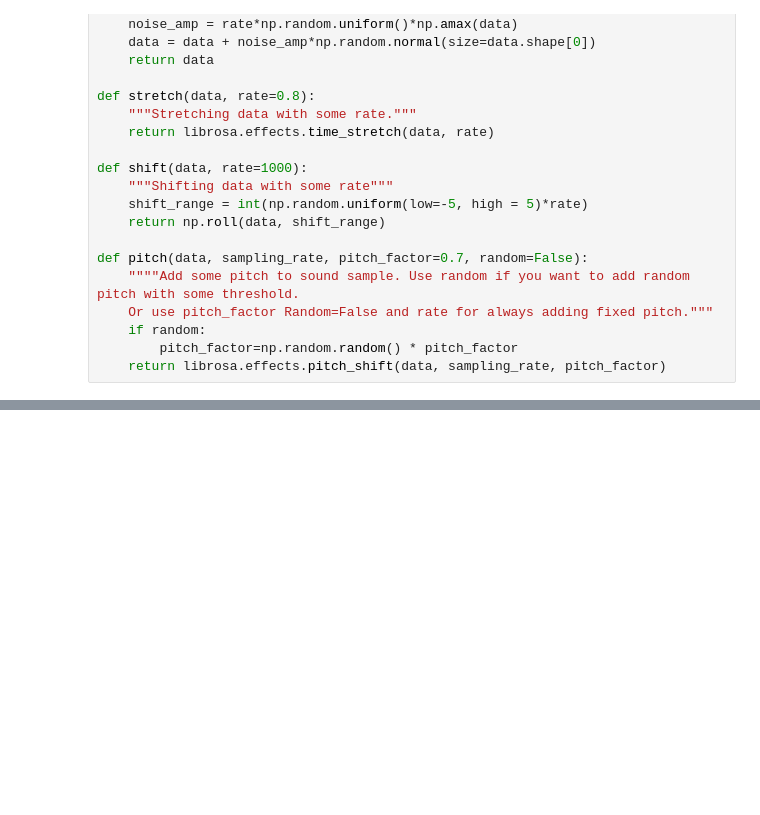
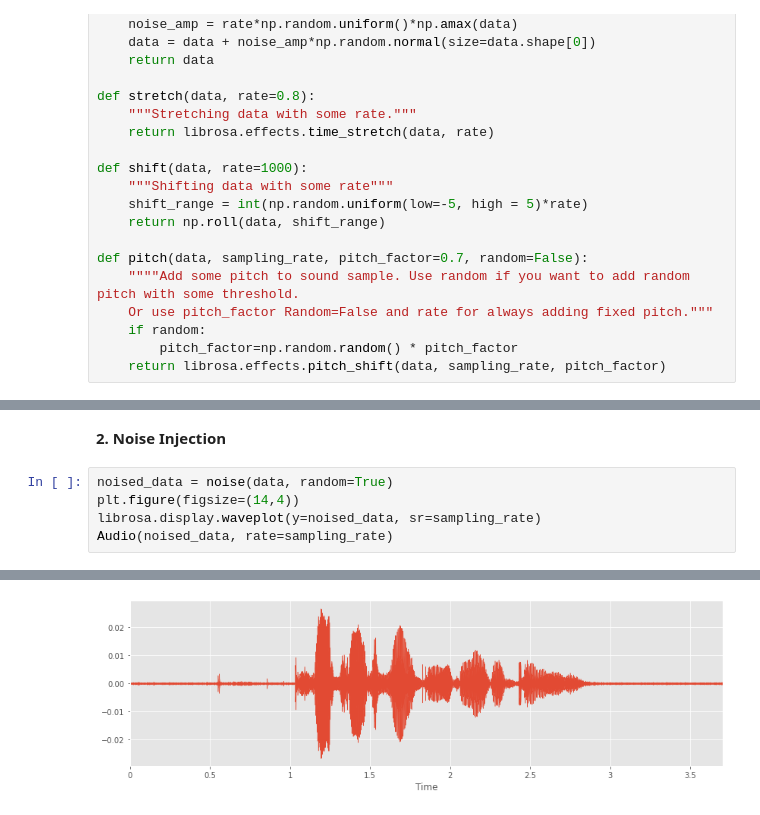
Before and after one commit to rohitrv8922/Speech-Emotion-Recognition, a Jupyter notebook: Speech_Emotion_Recognition.ipynb, the cells around one changed output, grey strips where cells are left out. Saved outputs shown, nothing was run; the diff lists cells and outputs as text; blank space fills up the shorter version.

```diff
--- a/Speech_Emotion_Recognition.ipynb
+++ b/Speech_Emotion_Recognition.ipynb
@@ -291,0 +313,8 @@ def pitch(data, sampling_rate, pitch_factor=0.7, random=False):
+# %% [markdown]
+**2. Noise Injection**
+# %%
+noised_data = noise(data, random=True)
+plt.figure(figsize=(14,4))
+librosa.display.waveplot(y=noised_data, sr=sampling_rate)
+Audio(noised_data, rate=sampling_rate)
+# %% [output]
@@ -291,0 +322 @@ def pitch(data, sampling_rate, pitch_factor=0.7, random=False):
+[figure, added]
```
Also changed, not shown: parts of 7 cells of this notebook.
